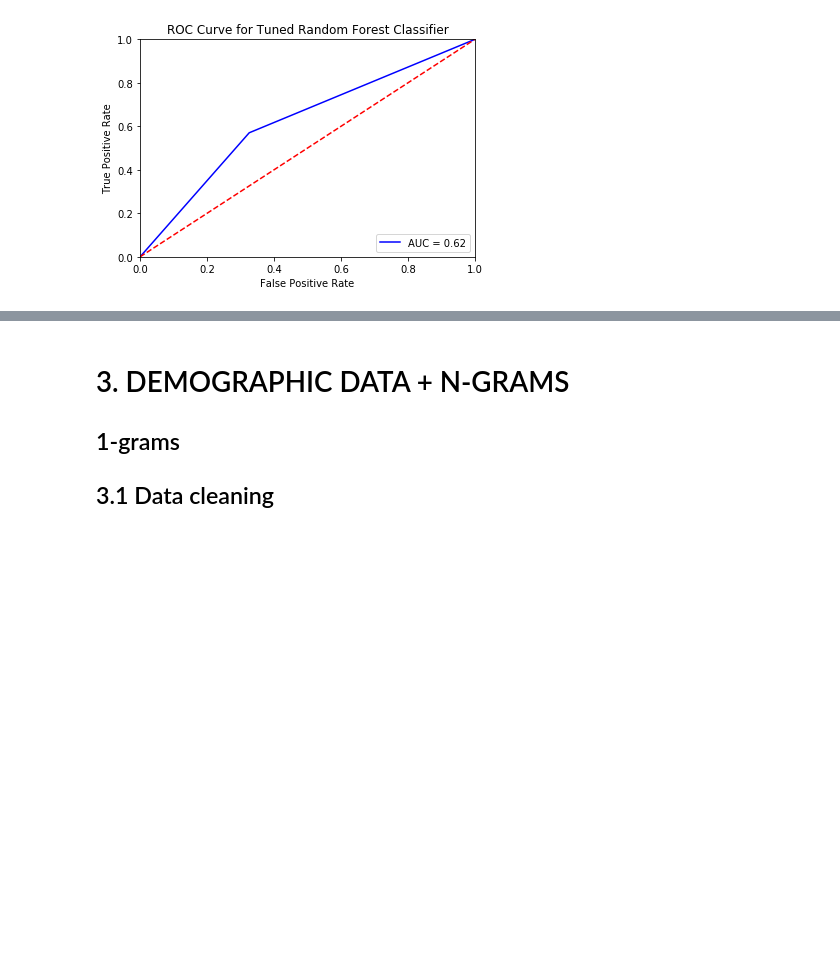
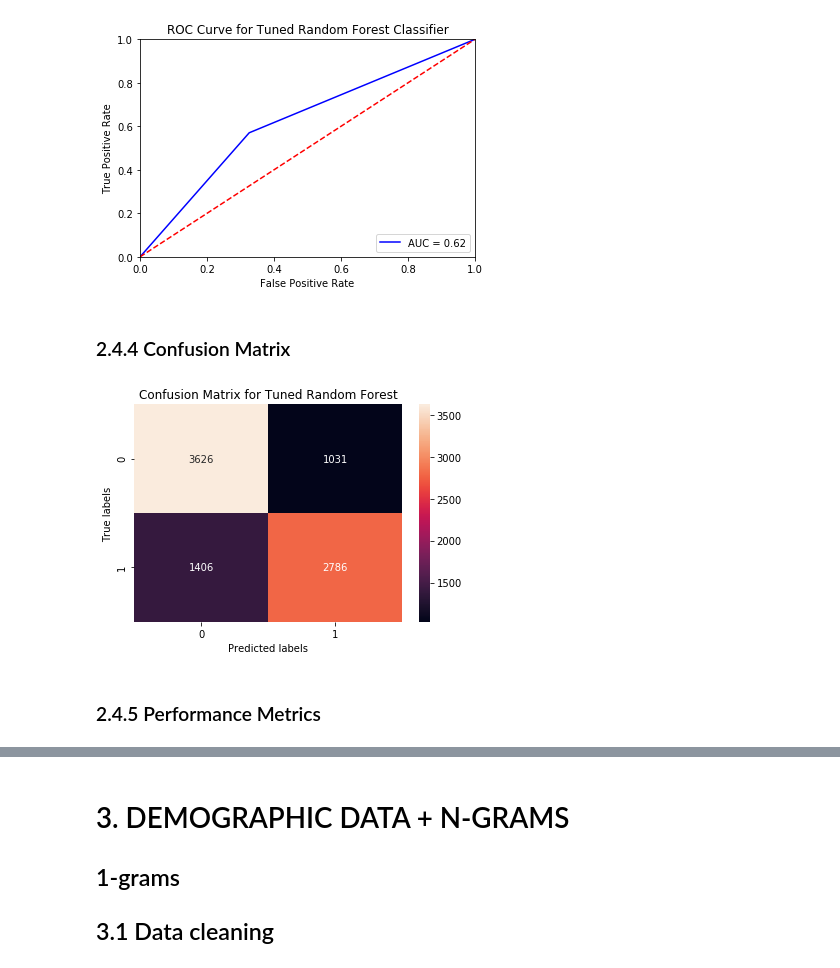
Before and after one commit to jennyhuangg/nominee_predict, a Jupyter notebook: Nominee_Predict_Models.ipynb, the cells around one changed output, grey strips where cells are left out. Cells and saved outputs as stored; diff of their text form; code cells hidden in the pictures; blank space fills up the shorter version.

Commit message:
Added confusion matrices and performance metrics

```diff
--- a/Nominee_Predict_Models.ipynb
+++ b/Nominee_Predict_Models.ipynb
@@ -334,3 +337,19 @@ plt.savefig("clfs/roc_curve_rf.png")
 plt.show()
 # %% [output]
 [figure]
+# %% [markdown]
+### 2.4.4 Confusion Matrix
+# %%
+cm = confusion_matrix(Y_test, Y_pred)
+ax= plt.subplot()
+sns.heatmap(cm, annot=True, ax = ax, fmt='g'); #annot=True to annotate cells
+
+# labels, title and ticks
+ax.set_xlabel('Predicted labels');
+ax.set_ylabel('True labels');
+ax.set_title('Confusion Matrix for Tuned Random Forest');
+plt.savefig("clfs/cm_rf.png");
+# %% [output]
+[figure, added]
+# %% [markdown]
+### 2.4.5 Performance Metrics
```
Also changed, not shown: parts of 8 cells of this notebook, 2 other files.
